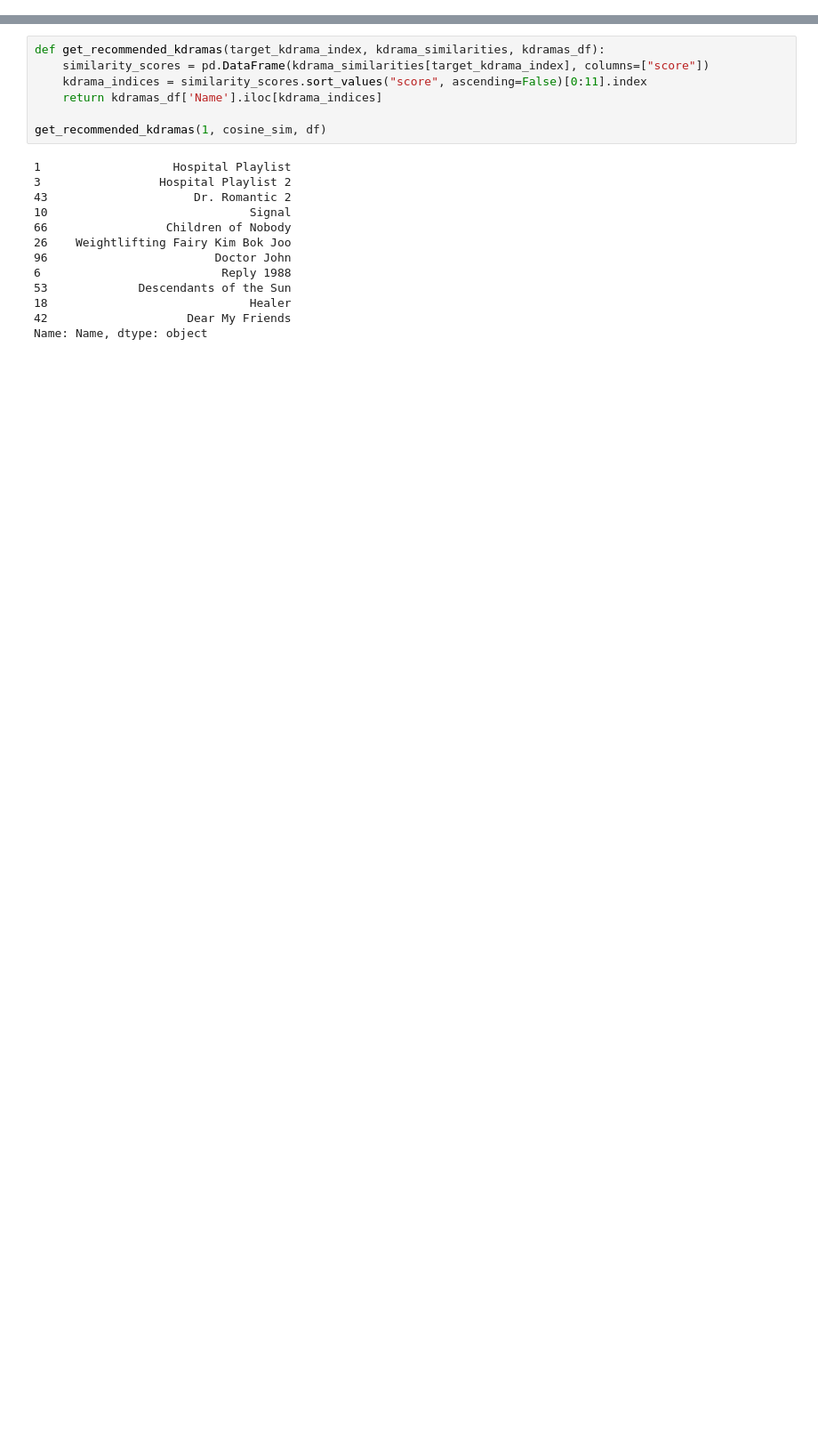
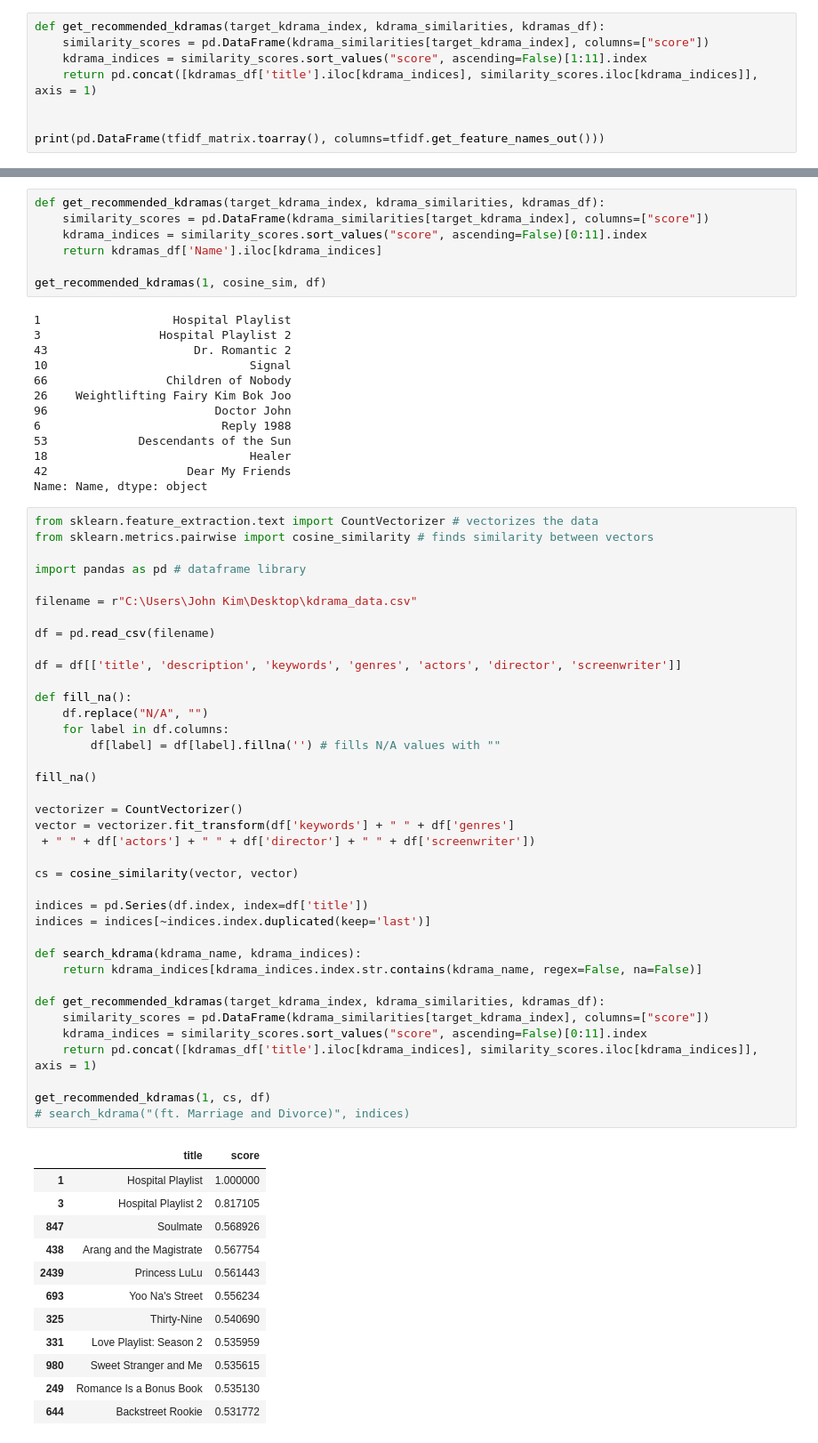
Before and after one commit to JohndKim/Kdrama-Recommender, a Jupyter notebook: recommender/test.ipynb, the cells around one changed output, grey strips where cells are left out. Shown: that part at 89% size. Saved outputs shown, nothing was run; the diff lists cells and outputs as text; blank space fills up the shorter version.

```diff
--- a/recommender/test.ipynb
+++ b/recommender/test.ipynb
@@ -41,0 +134,8 @@ dtype: int64
+# %%
+def get_recommended_kdramas(target_kdrama_index, kdrama_similarities, kdramas_df):
+    similarity_scores = pd.DataFrame(kdrama_similarities[target_kdrama_index], columns=["score"])
+    kdrama_indices = similarity_scores.sort_values("score", ascending=False)[1:11].index
+    return pd.concat([kdramas_df['title'].iloc[kdrama_indices], similarity_scores.iloc[kdrama_indices]], axis = 1)
+
+
+print(pd.DataFrame(tfidf_matrix.toarray(), columns=tfidf.get_feature_names_out()))
@@ -166,3 +284,54 @@ get_recommended_kdramas(1, cosine_sim, df)
 18                             Healer
 42                    Dear My Friends
 Name: Name, dtype: object
+# %%
+from sklearn.feature_extraction.text import CountVectorizer # vectorizes the data
+from sklearn.metrics.pairwise import cosine_similarity # finds similarity between vectors
+
+import pandas as pd # dataframe library
+
+filename = r"C:\Users\John Kim\Desktop\kdrama_data.csv"
+
+df = pd.read_csv(filename)
+
+df = df[['title', 'description', 'keywords', 'genres', 'actors', 'director', 'screenwriter']]
+
+def fill_na():
+    df.replace("N/A", "")
+    for label in df.columns:
+        df[label] = df[label].fillna('') # fills N/A values with ""
+
+fill_na()
+
+vectorizer = CountVectorizer()
+vector = vectorizer.fit_transform(df['keywords'] + " " + df['genres']
+ + " " + df['actors'] + " " + df['director'] + " " + df['screenwriter'])
+
+cs = cosine_similarity(vector, vector)
+
+indices = pd.Series(df.index, index=df['title'])
+indices = indices[~indices.index.duplicated(keep='last')]
+
+def search_kdrama(kdrama_name, kdrama_indices):
+    return kdrama_indices[kdrama_indices.index.str.contains(kdrama_name, regex=False, na=False)]
+
+def get_recommended_kdramas(target_kdrama_index, kdrama_similarities, kdramas_df):
+    similarity_scores = pd.DataFrame(kdrama_similarities[target_kdrama_index], columns=["score"])
+    kdrama_indices = similarity_scores.sort_values("score", ascending=False)[0:11].index
+    return pd.concat([kdramas_df['title'].iloc[kdrama_indices], similarity_scores.iloc[kdrama_indices]], axis = 1)
+
+get_recommended_kdramas(1, cs, df)
+# search_kdrama("(ft. Marriage and Divorce)", indices)
+# %% [output]
+|  | title | score |
+| 1 | Hospital Playlist | 1.000000 |
+| 3 | Hospital Playlist 2 | 0.817105 |
+| 847 | Soulmate | 0.568926 |
+| 438 | Arang and the Magistrate | 0.567754 |
+| 2439 | Princess LuLu | 0.561443 |
+| 693 | Yoo Na's Street | 0.556234 |
+| 325 | Thirty-Nine | 0.540690 |
+| 331 | Love Playlist: Season 2 | 0.535959 |
+| 980 | Sweet Stranger and Me | 0.535615 |
+| 249 | Romance Is a Bonus Book | 0.535130 |
+| 644 | Backstreet Rookie | 0.531772 |
```
Also changed, not shown: parts of 6 cells of this notebook, 4 other files.
